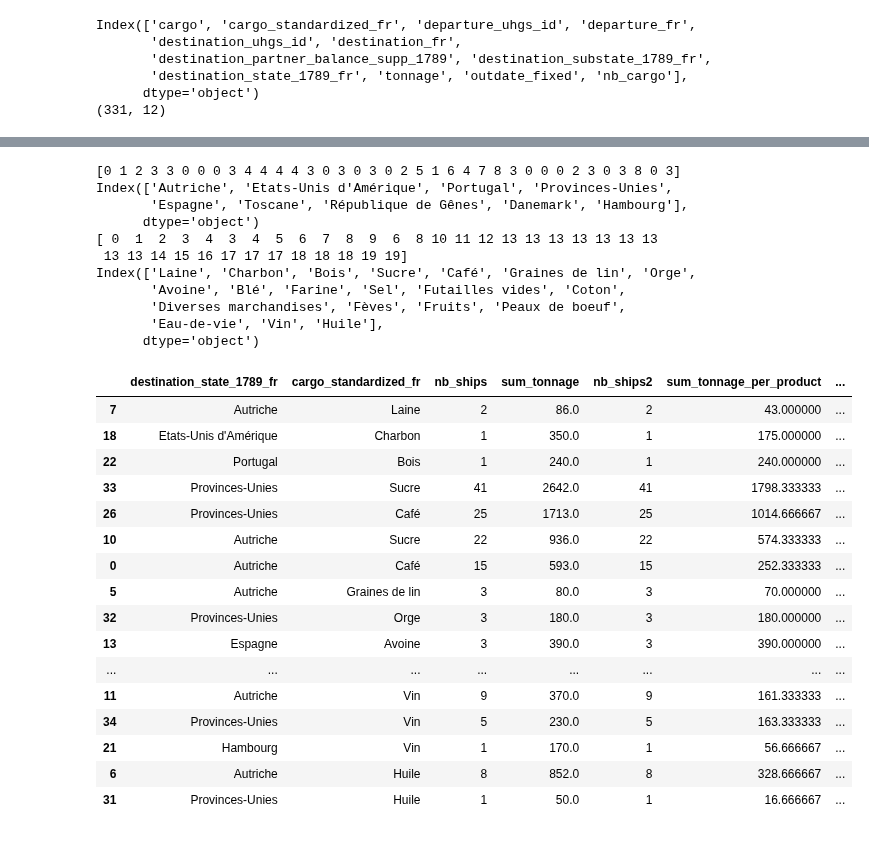
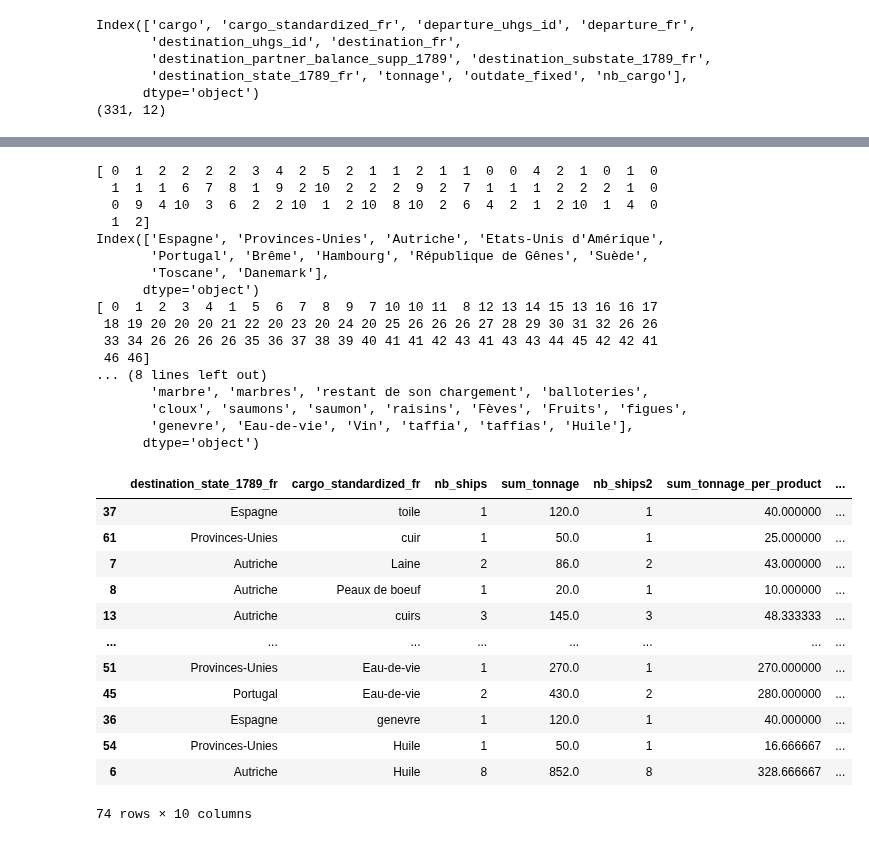
Before and after one commit to medialab/portic-datasprint-2022, a Jupyter notebook: productions/module_12/carto_module12.ipynb, the cells around one changed output, grey strips where cells are left out. Cells and saved outputs as stored; diff of their text form; code cells hidden in the pictures.

```diff
--- a/productions/module_12/carto_module12.ipynb
+++ b/productions/module_12/carto_module12.ipynb
@@ -176,85 +204,69 @@ Index(['cargo', 'cargo_standardized_fr', 'departure_uhgs_id', 'departure_fr',
 # %%
-import pandas as pd
-import pandas.core.frame as pf
-
 # Lire le fichier
-exports_dunkerque = pd.read_csv("./exports_dunkerque.csv")
-exports_dunkerque['tonnage_per_product'] = exports_dunkerque['tonnage'] / exports_dunkerque['nb_cargo']
-
-gdata = pf.DataFrame({'count' : exports_dunkerque.groupby( [ "destination_state_1789_fr","cargo_standardized_fr"] ).size()}).reset_index()
-#print(gdata)
-
-pd.DataFrame(exports_dunkerque.groupby([ "destination_state_1789_fr","cargo_standardized_fr"])['tonnage'].agg(['sum','count', 'mean'])).reset_index()
-
-exports = pd.DataFrame(exports_dunkerque.groupby([ "destination_state_1789_fr","cargo_standardized_fr"])['tonnage','tonnage_per_product'].agg(['count', 'sum'])).reset_index()
-exports.set_axis(['destination_state_1789_fr', 'cargo_standardized_fr', 'nb_ships', 'sum_tonnage', 'nb_ships2', 'sum_tonnage_per_product'], axis=1, inplace=True)
-#print(exports.columns)
-#exports.index.names = ['destination_state_1789_fr', 'cargo_standardized_fr', 'nb_ships', 'sum_tonnage', 'nb_ships2', 'sum_tonnage_per_product']
-exports.to_csv (r'./exports_dunkerque_par_pays_par_produits.csv', index = None)
-
-exports['destination_state_1789_fr']
-
-
+#exports = pd.read_csv("./exports_dunkerque_par_pays_par_produits.csv")
 
 #https://stackoverflow.com/questions/30631841/pandas-how-do-i-assign-values-based-on-multiple-conditions-for-existing-columns
 conditions = [
     exports['cargo_standardized_fr'].apply(str.lower).isin(['avoine','orge', 'farines', 'farine', 'lin', 'blé', 'bled']) | exports['cargo_standardized_fr'].str.contains('lin'),
-    exports['cargo_standardized_fr'].eq('Café') | exports['cargo_standardized_fr'].isin(['Café', 'Sucre']),
-    exports['cargo_standardized_fr'].apply(str.lower).isin(['vin', 'eau-de-vie']),
+    exports['cargo_standardized_fr'].eq('Café') | exports['cargo_standardized_fr'].isin(['Café', 'Sucre', 'tabac restant de la cargaison', 'cottes de tabac', 'tabac faisant restant de son chargement']),
+    exports['cargo_standardized_fr'].apply(str.lower).isin(['vin', 'eau-de-vie', 'genevre', 'taffias', 'taffia']),
     exports['cargo_standardized_fr'].apply(str.lower).isin(['charbon', 'bois']),
-    exports['cargo_standardized_fr'].apply(str.lower).isin(['coton']),
-    exports['cargo_standardized_fr'].eq('Laine') ,
-    exports['cargo_standardized_fr'].eq('Diverses marchandises'),
-    exports['cargo_standardized_fr'].isin(['Peaux de boeuf', 'Fruits', 'Fèves']) ,
+    exports['cargo_standardized_fr'].apply(str.lower).isin(['coton', 'mousseline']),
+    exports['cargo_standardized_fr'].isin(['Peaux de boeuf', 'Laine', 'toile', 'cuir', 'cuirs']) ,
+    exports['cargo_standardized_fr'].isin(['Diverses marchandises', 'panier', 'ozier', 'balloteries', 'cloux', 'huille de térbantine','marbre', 'marbres', 'restant de son chargement']),
+    exports['cargo_standardized_fr'].isin(['Fruits', 'Fèves', 'raisins', 'figues', 'saumon','saumons' ]) ,
     exports['cargo_standardized_fr'].eq('Huile') ,
 ]
 #{"bled","avoine","orge","Avoine","farines","lin","blé"}'
 choices = ['gold','coral', 'purple', 'black', 'lightblue', 'azure', 'lightgreen', 'pink', 'salmon']
 
 exports['colors'] = np.select(conditions, choices, default='grey')
 
 pd.DataFrame.sort_values(exports, by=['colors'], inplace=True)
 
 
 codes, uniques = pd.factorize(exports['destination_state_1789_fr'])
 codes_p, uniques_p = pd.factorize(exports['cargo_standardized_fr'])
 
 print(codes)
 print(uniques)
 
 print(codes_p)
 print(uniques_p)
 
 exports['source'] =  codes_p
 exports['target'] =  codes+len(uniques_p)
+exports['retarget'] =  codes+len(uniques_p)+len(uniques)
 
 exports
 # %% [output]
-[0 1 2 3 3 0 0 0 3 4 4 4 4 3 0 3 0 3 0 2 5 1 6 4 7 8 3 0 0 0 2 3 0 3 8 0 3]
-Index(['Autriche', 'Etats-Unis d'Amérique', 'Portugal', 'Provinces-Unies',
-       'Espagne', 'Toscane', 'République de Gênes', 'Danemark', 'Hambourg'],
+[ 0  1  2  2  2  2  3  4  2  5  2  1  1  2  1  1  0  0  4  2  1  0  1  0
+  1  1  1  6  7  8  1  9  2 10  2  2  2  9  2  7  1  1  1  2  2  2  1  0
+  0  9  4 10  3  6  2  2 10  1  2 10  8 10  2  6  4  2  1  2 10  1  4  0
+  1  2]
+Index(['Espagne', 'Provinces-Unies', 'Autriche', 'Etats-Unis d'Amérique',
+       'Portugal', 'Brême', 'Hambourg', 'République de Gênes', 'Suède',
+       'Toscane', 'Danemark'],
       dtype='object')
-[ 0  1  2  3  4  3  4  5  6  7  8  9  6  8 10 11 12 13 13 13 13 13 13 13
- 13 13 14 15 16 17 17 17 18 18 18 19 19]
-Index(['Laine', 'Charbon', 'Bois', 'Sucre', 'Café', 'Graines de lin', 'Orge',
-       'Avoine', 'Blé', 'Farine', 'Sel', 'Futailles vides', 'Coton',
-       'Diverses marchandises', 'Fèves', 'Fruits', 'Peaux de boeuf',
-       'Eau-de-vie', 'Vin', 'Huile'],
+[ 0  1  2  3  4  1  5  6  7  8  9  7 10 10 11  8 12 13 14 15 13 16 16 17
+ 18 19 20 20 20 21 22 20 23 20 24 20 25 26 26 26 27 28 29 30 31 32 26 26
+ 33 34 26 26 26 26 35 36 37 38 39 40 41 41 42 43 41 43 43 44 45 42 42 41
+ 46 46]
+... (8 lines left out)
+       'marbre', 'marbres', 'restant de son chargement', 'balloteries',
+       'cloux', 'saumons', 'saumon', 'raisins', 'Fèves', 'Fruits', 'figues',
+       'genevre', 'Eau-de-vie', 'Vin', 'taffia', 'taffias', 'Huile'],
       dtype='object')
 |  | destination_state_1789_fr | cargo_standardized_fr | nb_ships | sum_tonnage | nb_ships2 | sum_tonnage_per_product | ... |
+| 37 | Espagne | toile | 1 | 120.0 | 1 | 40.000000 | ... |
+| 61 | Provinces-Unies | cuir | 1 | 50.0 | 1 | 25.000000 | ... |
 | 7 | Autriche | Laine | 2 | 86.0 | 2 | 43.000000 | ... |
-| 18 | Etats-Unis d'Amérique | Charbon | 1 | 350.0 | 1 | 175.000000 | ... |
-| 22 | Portugal | Bois | 1 | 240.0 | 1 | 240.000000 | ... |
-| 33 | Provinces-Unies | Sucre | 41 | 2642.0 | 41 | 1798.333333 | ... |
-| 26 | Provinces-Unies | Café | 25 | 1713.0 | 25 | 1014.666667 | ... |
-| 10 | Autriche | Sucre | 22 | 936.0 | 22 | 574.333333 | ... |
-| 0 | Autriche | Café | 15 | 593.0 | 15 | 252.333333 | ... |
-| 5 | Autriche | Graines de lin | 3 | 80.0 | 3 | 70.000000 | ... |
-| 32 | Provinces-Unies | Orge | 3 | 180.0 | 3 | 180.000000 | ... |
-| 13 | Espagne | Avoine | 3 | 390.0 | 3 | 390.000000 | ... |
+| 8 | Autriche | Peaux de boeuf | 1 | 20.0 | 1 | 10.000000 | ... |
+| 13 | Autriche | cuirs | 3 | 145.0 | 3 | 48.333333 | ... |
 | ... | ... | ... | ... | ... | ... | ... | ... |
-| 11 | Autriche | Vin | 9 | 370.0 | 9 | 161.333333 | ... |
-| 34 | Provinces-Unies | Vin | 5 | 230.0 | 5 | 163.333333 | ... |
-| 21 | Hambourg | Vin | 1 | 170.0 | 1 | 56.666667 | ... |
+| 51 | Provinces-Unies | Eau-de-vie | 1 | 270.0 | 1 | 270.000000 | ... |
+| 45 | Portugal | Eau-de-vie | 2 | 430.0 | 2 | 280.000000 | ... |
+| 36 | Espagne | genevre | 1 | 120.0 | 1 | 40.000000 | ... |
+| 54 | Provinces-Unies | Huile | 1 | 50.0 | 1 | 16.666667 | ... |
 | 6 | Autriche | Huile | 8 | 852.0 | 8 | 328.666667 | ... |
-| 31 | Provinces-Unies | Huile | 1 | 50.0 | 1 | 16.666667 | ... |
+74 rows × 10 columns
```
Also changed, not shown: parts of 18 cells of this notebook, 3 other files.
